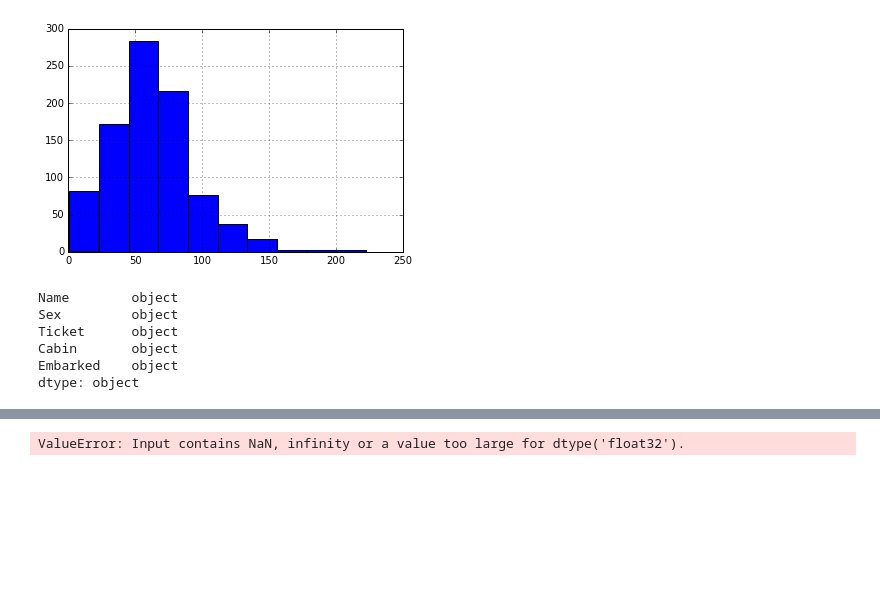
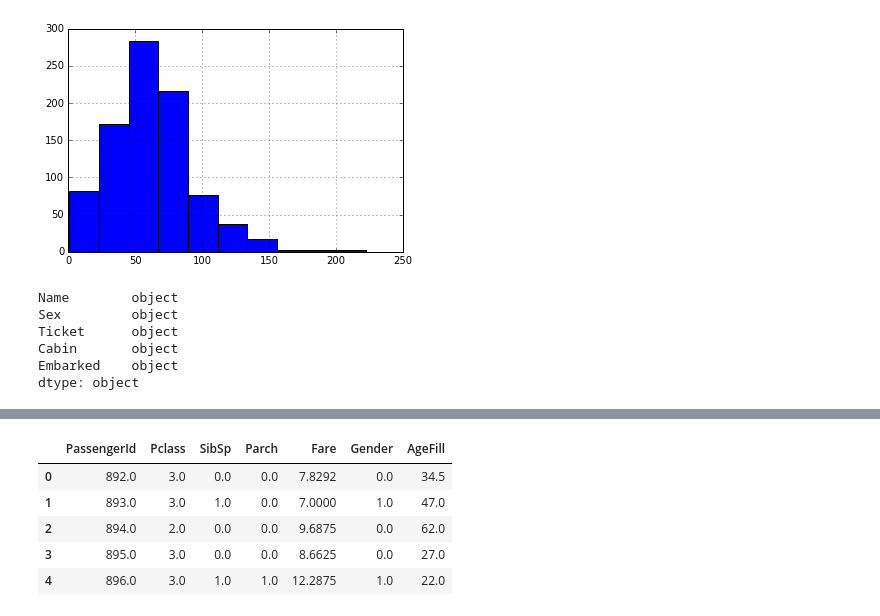
Before and after one commit to monkeydunkey/Titanic_Machine_Learning, a Jupyter notebook: Titanic Dataset.ipynb, the cells around one changed output, grey strips where cells are left out. Saved outputs shown, nothing was run; the diff lists cells and outputs as text; code cells hidden in the pictures; blank space fills up the shorter version.

```diff
--- a/Titanic Dataset.ipynb
+++ b/Titanic Dataset.ipynb
@@ -122,10 +122,17 @@ Need to fill in the missing data and recalculate the correlation
 # %%
 Median_ages = [[0,0,0],[0,0,0]]
 Median_ages_test = [[0,0,0],[0,0,0]]
+Median_Fares = [0,0,0]
 for i in range(2):
     for j in range(3):
         Median_ages[i][j] = TitanicFrame[(TitanicFrame['Gender'] == i) & (TitanicFrame['Pclass'] == j+1)]['Age'].dropna().median()
         Median_ages_test[i][j] = Test_Data[(Test_Data['Gender'] == i) & (Test_Data['Pclass'] == j+1)]['Age'].dropna().median()
+
+for i in range(0,3):
+    Median_Fares[i] = Test_Data[Test_Data['Pclass'] == i+1]['Pclass'].dropna().median()
+for i in range(0,3):
+    Test_Data.loc[(Test_Data.Fare.isnull()) & (Test_Data.Pclass == i+1)] = Median_Fares[i]
+
 Median_ages
 # %% [output]
 [[40.0, 30.0, 25.0], [35.0, 28.0, 21.5]]
@@ -215,3 +202,12 @@ array([[  3.    ,   1.    ,   0.    ,   7.25  ,   0.    ,  22.    ],
+# %%
+Test_Data.head(5)
+# %% [output]
+|  | PassengerId | Pclass | SibSp | Parch | Fare | Gender | AgeFill |
+| 0 | 892.0 | 3.0 | 0.0 | 0.0 | 7.8292 | 0.0 | 34.5 |
+| 1 | 893.0 | 3.0 | 1.0 | 0.0 | 7.0000 | 1.0 | 47.0 |
+| 2 | 894.0 | 2.0 | 0.0 | 0.0 | 9.6875 | 0.0 | 62.0 |
+| 3 | 895.0 | 3.0 | 0.0 | 0.0 | 8.6625 | 0.0 | 27.0 |
+| 4 | 896.0 | 3.0 | 1.0 | 1.0 | 12.2875 | 1.0 | 22.0 |
 # %%
 # Import the random forest package
 from sklearn.ensemble import RandomForestClassifier
@@ -224,9 +220,7 @@ forest = RandomForestClassifier(n_estimators = 100)
 forest = forest.fit(train_data[0::,1::],train_data[0::,0])
 # %%
 # Take the same decision trees and run it on the test data
-output = forest.predict(test_Data_1[:300,:])
+output = forest.predict(test_Data_1)
-# %% [output]
-ValueError: Input contains NaN, infinity or a value too large for dtype('float32').
 # %%
 output
 # %% [output]
```
Also changed, not shown: parts of 8 cells of this notebook.
